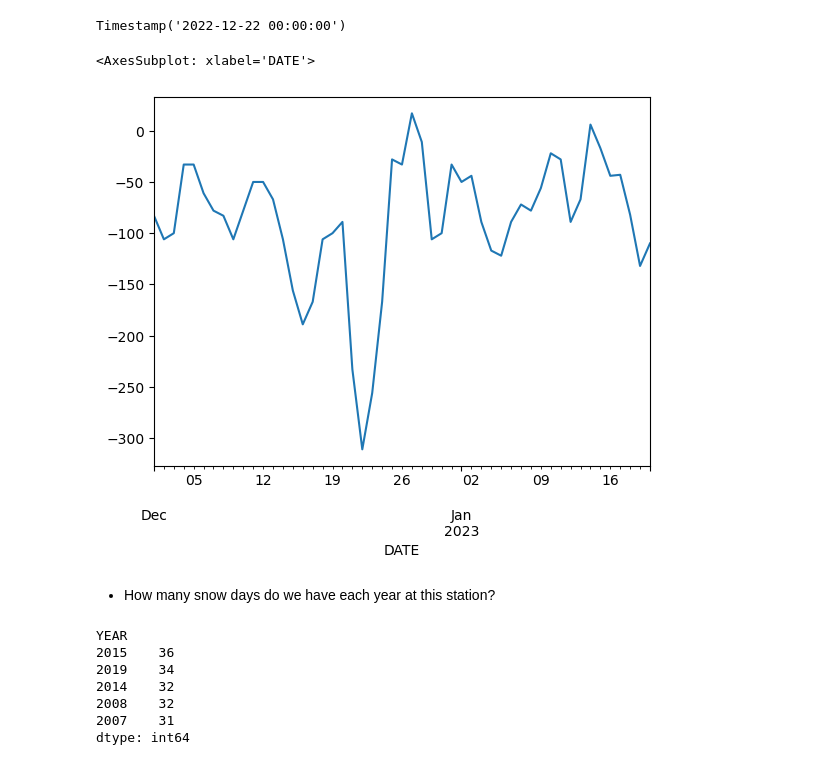
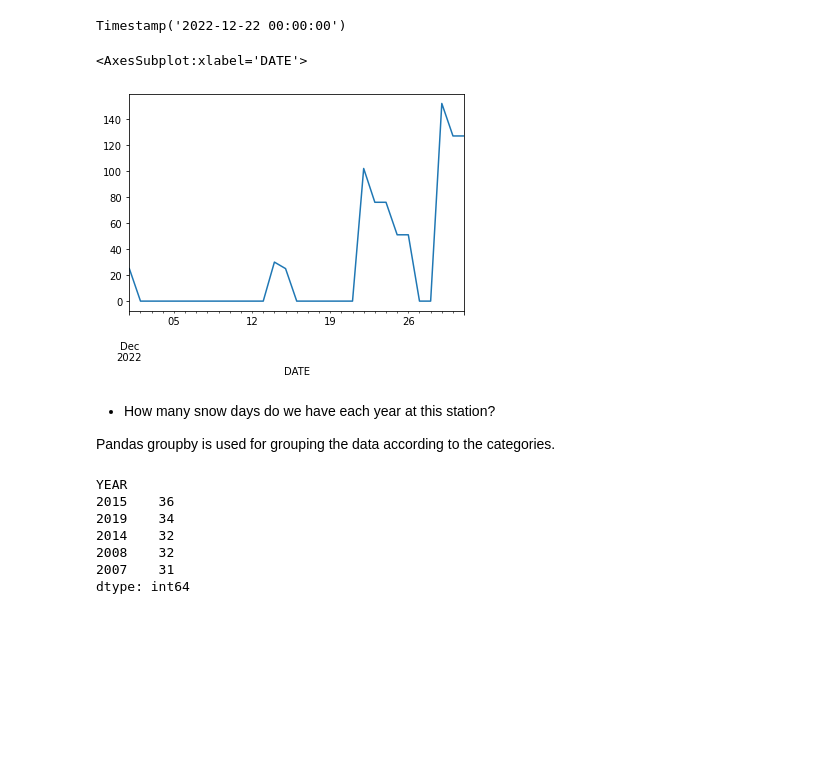
Before and after one commit to NCAR/dask-tutorial, a Jupyter notebook: notebooks/02-dask-dataframe.ipynb, the cells around one changed output. Cells and saved outputs as stored; diff of their text form; code cells hidden in the pictures; blank space fills up the shorter version.

```diff
--- a/notebooks/02-dask-dataframe.ipynb
+++ b/notebooks/02-dask-dataframe.ipynb
@@ -208,10 +203,13 @@ df.loc['2022-12-01':'2022-12-31'].TMIN.idxmin()
 Timestamp('2022-12-22 00:00:00')
 # %%
 # Here we easily plot the prior data using matplotlib from pandas
-df.loc['2022-12-01':'2023-12-31'].TMIN.plot()
+# -- .loc for value based indexing
+df.loc['2022-12-01':'2022-12-31'].SNWD.plot()
 # %% [output]
-<AxesSubplot: xlabel='DATE'>
+<AxesSubplot:xlabel='DATE'>
-[figure, old version]
+[figure, new version]
 # %% [markdown]
 * How many snow days do we have each year at this station?
+
+Pandas groupby is used for grouping the data according to the categories.
 # %%
```
Also changed, not shown: parts of 34 cells of this notebook.
